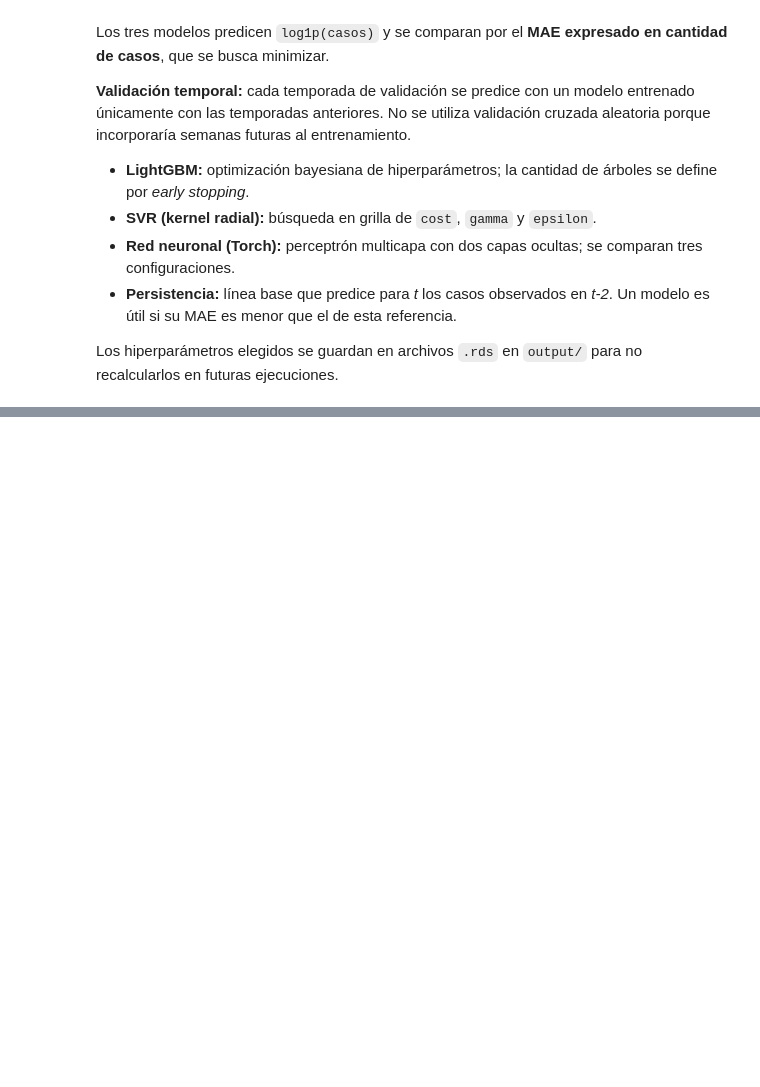
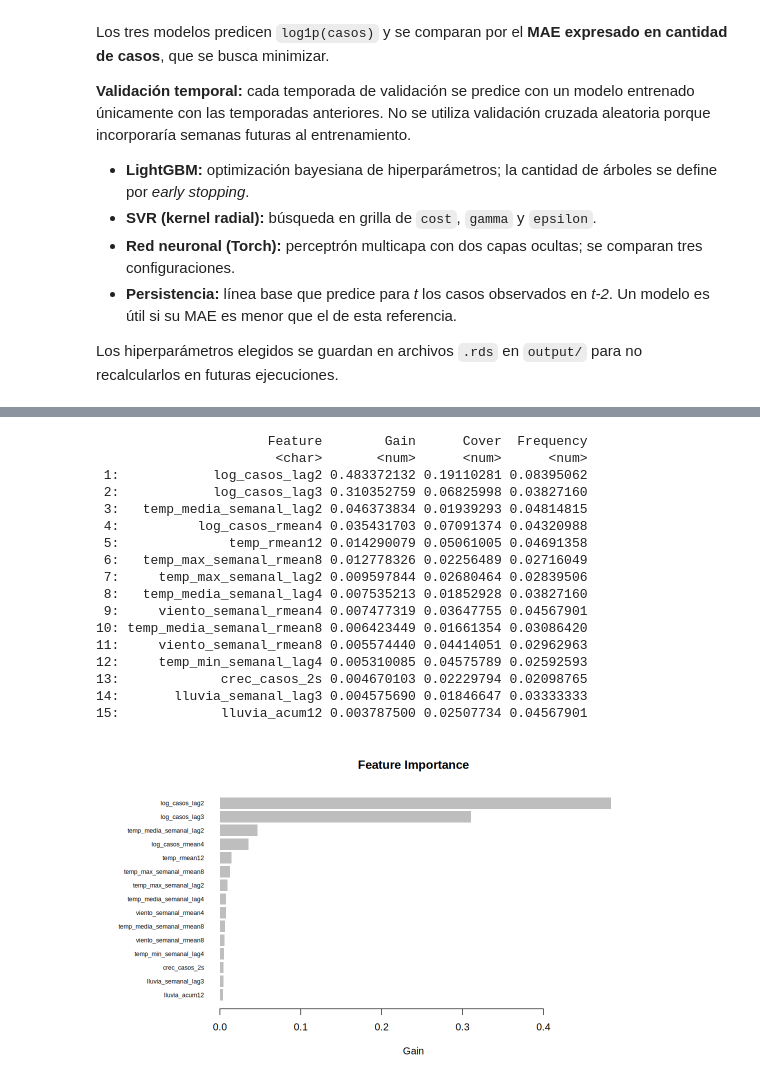
Before and after one commit to clazzarino/TFG_UP, a Jupyter notebook: src/Lazzarino - TFG UP v1.7.ipynb, the cells around one changed output, grey strips where cells are left out. Cells and saved outputs as stored; diff of their text form; code cells hidden in the pictures; blank space fills up the shorter version.

```diff
--- a/src/Lazzarino - TFG UP v1.7.ipynb
+++ b/src/Lazzarino - TFG UP v1.7.ipynb
@@ -725,0 +779,24 @@ print(grafico_metricas)
+# %%
+# 7.4 Importancia de variables (LightGBM)
+importancia <- lgb.importance(modelo_lgb)
+print(head(importancia, 15))
+lgb.plot.importance(importancia, top_n = 15)
+# %% [output]
+                      Feature        Gain      Cover  Frequency
+                       <char>       <num>      <num>      <num>
+ 1:            log_casos_lag2 0.483372132 0.19110281 0.08395062
+ 2:            log_casos_lag3 0.310352759 0.06825998 0.03827160
+ 3:   temp_media_semanal_lag2 0.046373834 0.01939293 0.04814815
+ 4:          log_casos_rmean4 0.035431703 0.07091374 0.04320988
+ 5:              temp_rmean12 0.014290079 0.05061005 0.04691358
+ 6:   temp_max_semanal_rmean8 0.012778326 0.02256489 0.02716049
+ 7:     temp_max_semanal_lag2 0.009597844 0.02680464 0.02839506
+ 8:   temp_media_semanal_lag4 0.007535213 0.01852928 0.03827160
+ 9:     viento_semanal_rmean4 0.007477319 0.03647755 0.04567901
+10: temp_media_semanal_rmean8 0.006423449 0.01661354 0.03086420
+11:     viento_semanal_rmean8 0.005574440 0.04414051 0.02962963
+12:     temp_min_semanal_lag4 0.005310085 0.04575789 0.02592593
+13:             crec_casos_2s 0.004670103 0.02229794 0.02098765
+14:       lluvia_semanal_lag3 0.004575690 0.01846647 0.03333333
+15:             lluvia_acum12 0.003787500 0.02507734 0.04567901
+[figure, added]
```
Also changed, not shown: parts of 24 cells of this notebook.
